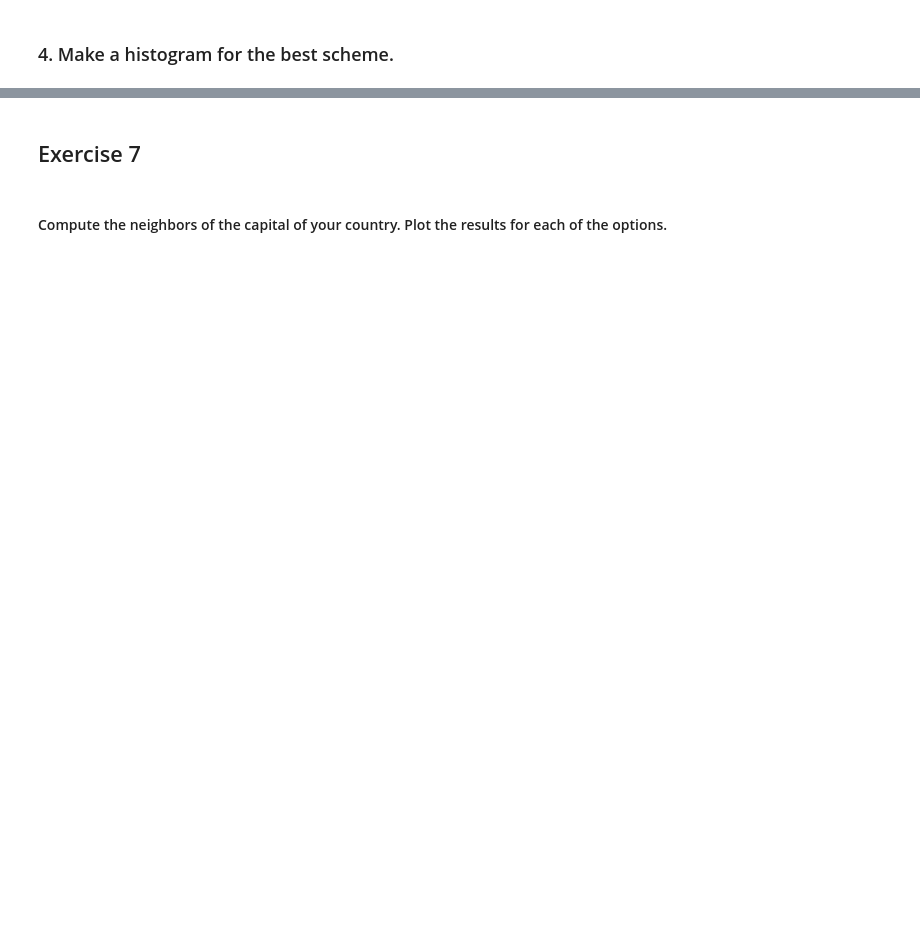
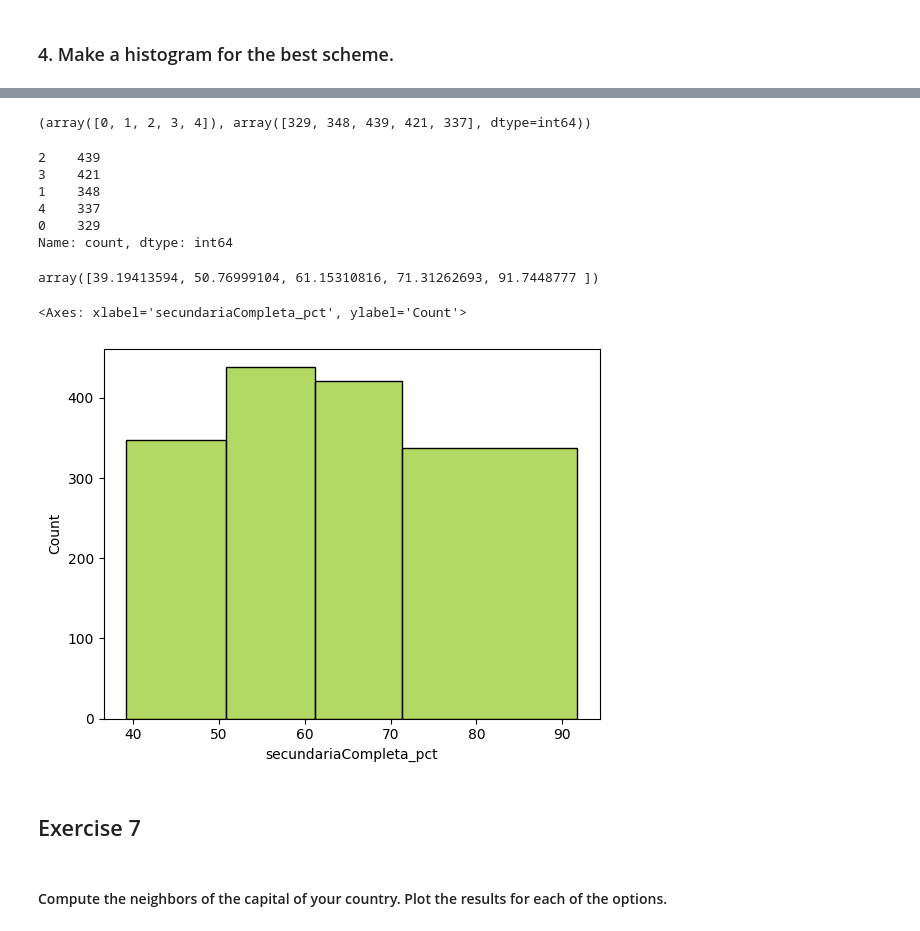
Before and after one commit to IntroSpatialDataScience/MiningGDFProject2, a Jupyter notebook: Ev-p2.ipynb, the cells around one changed output, grey strips where cells are left out. Cells and saved outputs as stored; diff of their text form; code cells hidden in the pictures; blank space fills up the shorter version.

```diff
--- a/Ev-p2.ipynb
+++ b/Ev-p2.ipynb
@@ -421,3 +448,29 @@ ax.set_axis_off()
+# %%
+# etiqueta de cada grupo
+np.unique(jc5.yb,return_counts=True)
+# %% [output]
+(array([0, 1, 2, 3, 4]), array([329, 348, 439, 421, 337], dtype=int64))
+# %%
+pd.Series(jc5.yb).value_counts()
+# %% [output]
+2    439
+3    421
+1    348
+4    337
+0    329
+Name: count, dtype: int64
+# %%
+jc5.bins
+# %% [output]
+array([39.19413594, 50.76999104, 61.15310816, 71.31262693, 91.7448777 ])
+# %%
+jc5_bins = list(jc5.bins)
+jc5_bins.insert(0,disMapMerge.secundariaCompleta_pct.min())
+# %%
+sea.histplot(disMapMerge.secundariaCompleta_pct,bins = jc5_bins, color = 'yellowgreen')
+# %% [output]
+<Axes: xlabel='secundariaCompleta_pct', ylabel='Count'>
+[figure, added]
 # %% [markdown]
 ## Exercise 7
 # %% [markdown]
```
Also changed, not shown: parts of 18 cells of this notebook.
